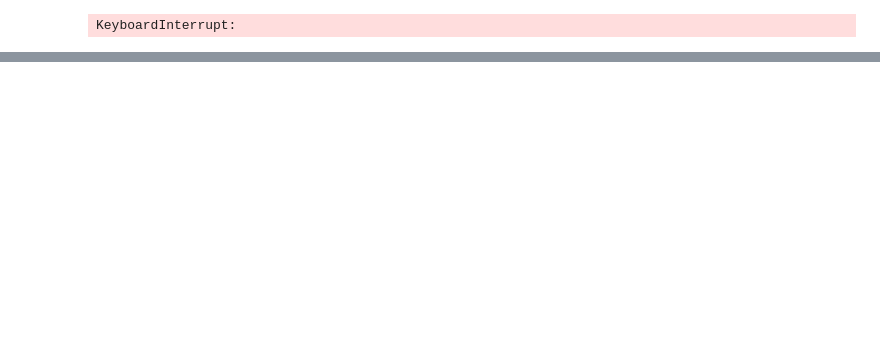
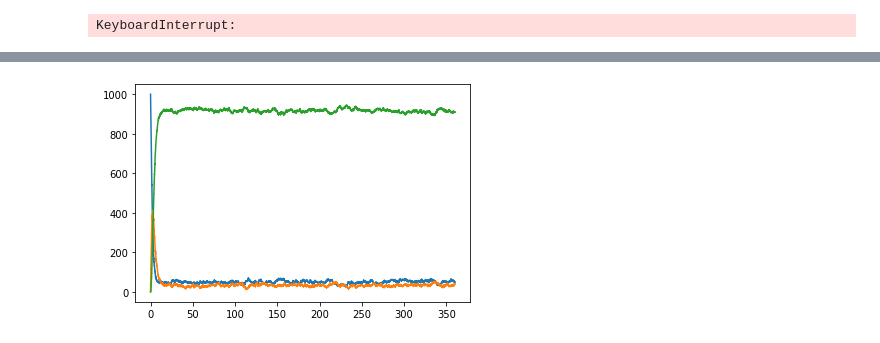
Before and after one commit to JaccovanWijk/CLSIntro2, a Jupyter notebook: File_Lars.ipynb, the cells around one changed output, grey strips where cells are left out. Drawn from its saved outputs; the diff is of its cells as text; code cells hidden in the pictures; blank space fills up the shorter version.

```diff
--- a/File_Lars.ipynb
+++ b/File_Lars.ipynb
@@ -287,0 +316,20 @@ plt.plot(population, fitted)
+# %%
+# stochastic resonance
+
+beta = 0.8
+gamma = 0.4
+mu = 1/70
+population = 1000
+max_t = 360
+#epsilon = 5.5 * 10 ** -5 * np.sqrt(population)
+epsilon = 5*np.exp(-3)
+
+s, i, r, t, e = SIR_import(population, max_t, beta, gamma, mu, epsilon)
+
+plt.figure()
+plt.plot(t, s)
+plt.plot(t, i)
+plt.plot(t, r)
+plt.show()
+# %% [output]
+[figure, added]
```
Also changed, not shown: parts of 4 cells of this notebook, 1 other file.
